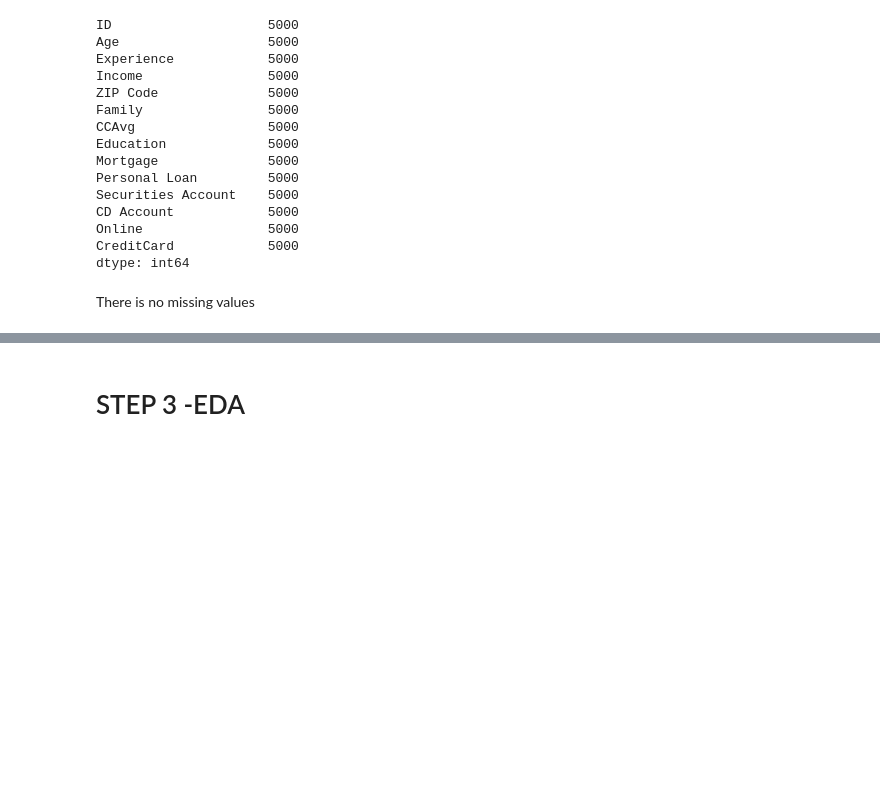
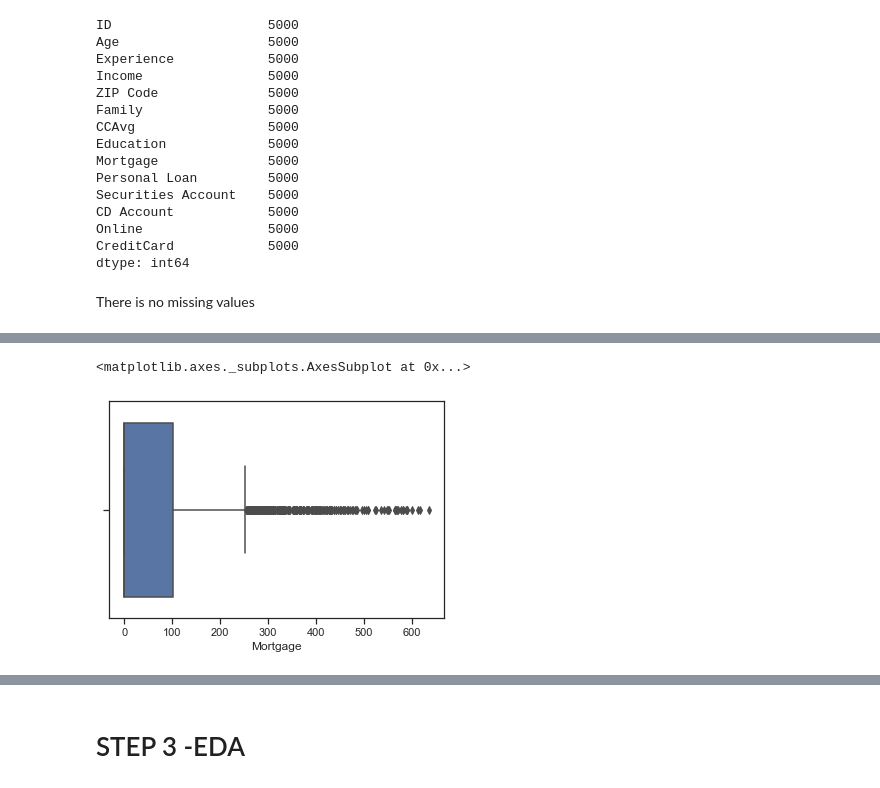
Before and after one commit to anuragkumar219/banking_loan_modelling, a Jupyter notebook: bank_loan_modelling.ipynb, the cells around one changed output, grey strips where cells are left out. Cells and saved outputs as stored; diff of their text form; code cells hidden in the pictures; blank space fills up the shorter version.

```diff
--- a/bank_loan_modelling.ipynb
+++ b/bank_loan_modelling.ipynb
@@ -200,0 +321,5 @@ There is no missing values
+# %%
+sns.boxplot(x=df['Mortgage'])
+# %% [output]
+<matplotlib.axes._subplots.AxesSubplot at 0x...>
+[figure, added]
```
Also changed, not shown: parts of 43 cells of this notebook.
